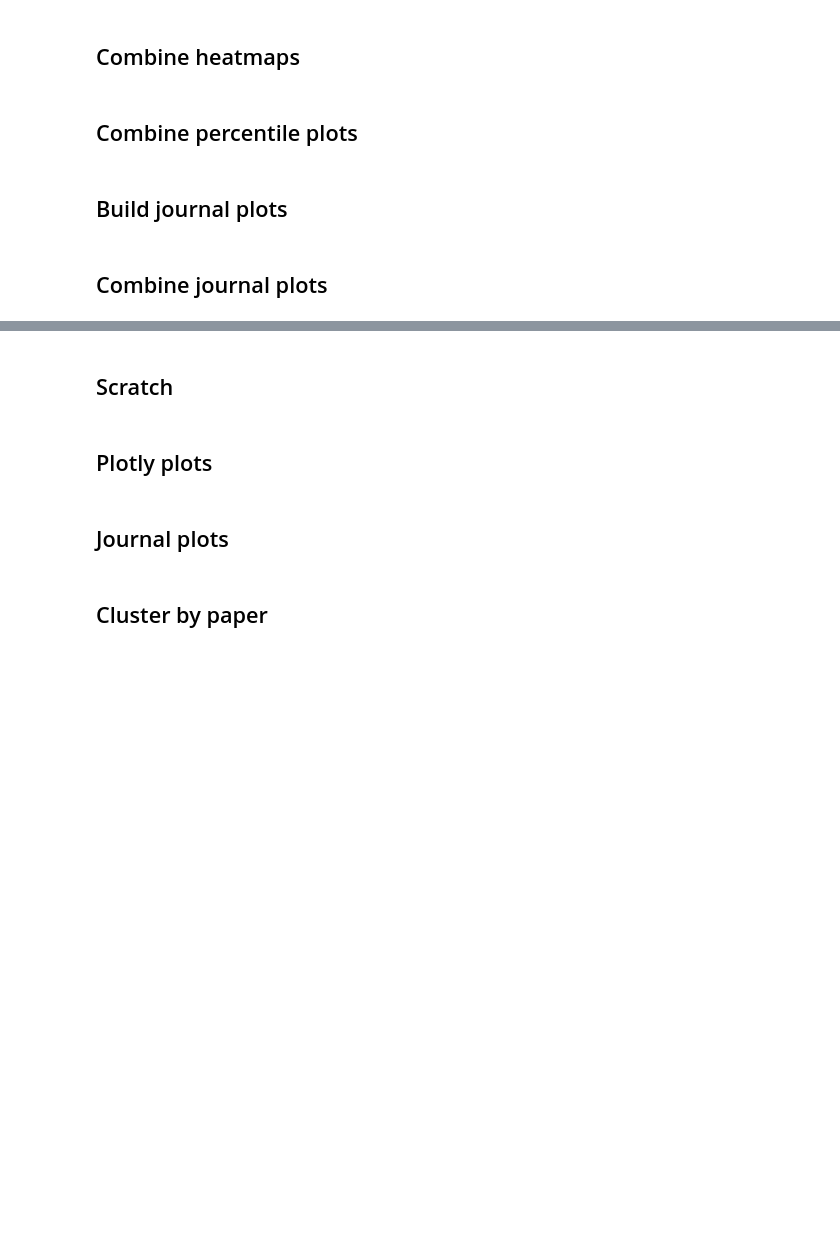
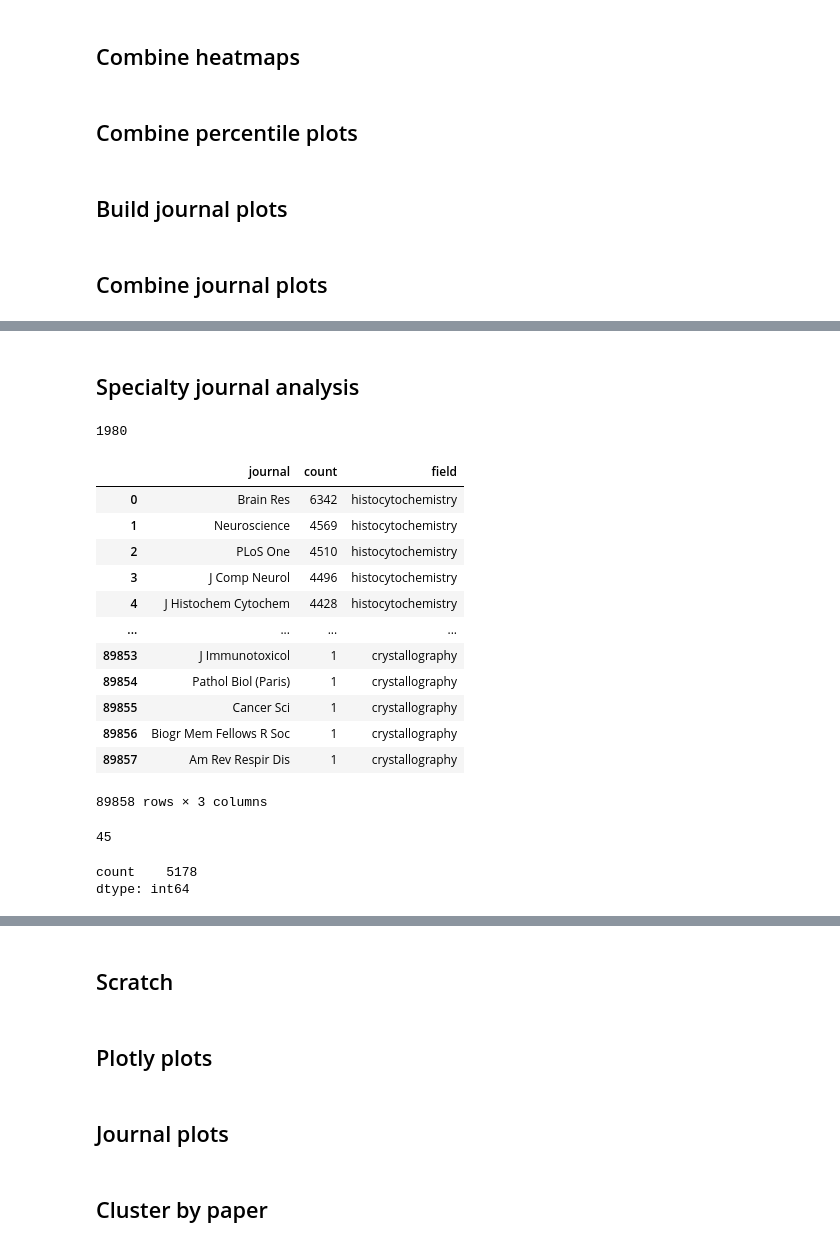
Before and after one commit to ben-heil/indices, a Jupyter notebook: notebooks/figures.ipynb, the cells around one changed output, grey strips where cells are left out. Cells and saved outputs as stored; diff of their text form; code cells hidden in the pictures; blank space fills up the shorter version.

Commit message:
Add distribution figure and journal calculation
Former-commit-id: 213834968f73d8bbdbdeefe955ce10676f8ba172

```diff
--- a/notebooks/figures.ipynb
+++ b/notebooks/figures.ipynb
@@ -43,6 +44,7 @@ for heading1, heading2 in headings:
     plot = ggplot(hist_data, aes(x='PageRank', fill='Field'))
     plot += geom_histogram(position='identity', alpha=.7)
     plot += scale_x_log10()
+    plot += scale_y_continuous(name='Count')
     plot += ggtitle(f'{h1} and {h2} Pagerank Distribution')
     plot += theme_classic()
     ggsave(plot, f'../figures/{heading1}-{heading2}-hist.svg')
@@ -237,0 +388,66 @@ fig.save('../figures/combined_journals.svg')
+# %% [markdown]
+## Specialty journal analysis
+# %%
+output_files = glob('../output/*-*-pagerank.pkl')
+print(len(output_files))
+# %% [output]
+1980
+# %%
+journal_info = {'journal': [], 'count': [], 'field': []}
+headings_seen = set()
+
+for file in tqdm(output_files):
+    heading = os.path.basename(file).split('-')[0]
+    if heading in headings_seen:
+        continue
+    else:
+        headings_seen.add(heading)
+
+    with open(file, 'rb') as in_file:
+        heading_dict = pkl.load(in_file)
+    pagerank_df = pd.DataFrame.from_dict(heading_dict, orient='index', columns=['pagerank'])
+    pagerank_df = pagerank_df.reset_index()
+    pagerank_df = pagerank_df.rename({'index': 'doi'}, axis='columns')
+
+
+    metadata_path = f'../data/pubmed/efetch/{heading}.xml.xz'
+    metadata = parse_metadata(metadata_path)
+
+    doi_to_journal = dict(zip(metadata['doi'], metadata['journal']))
+
+    pagerank_df['journal'] = pagerank_df['doi'].map(doi_to_journal)
+    for journal, count in pagerank_df['journal'].value_counts().iteritems():
+        journal_info['journal'].append(journal)
+        journal_info['count'].append(count)
+        journal_info['field'].append(heading)
+
+# Find count of each journal for full dataset
+# Set cutoff # of articles for inclusion
+# Find overlap
+# %%
+journal_df = pd.DataFrame(journal_info)
+journal_df
+# %% [output]
+|  | journal | count | field |
+| 0 | Brain Res | 6342 | histocytochemistry |
+| 1 | Neuroscience | 4569 | histocytochemistry |
+| 2 | PLoS One | 4510 | histocytochemistry |
+| 3 | J Comp Neurol | 4496 | histocytochemistry |
+| 4 | J Histochem Cytochem | 4428 | histocytochemistry |
+| ... | ... | ... | ... |
+| 89853 | J Immunotoxicol | 1 | crystallography |
+| 89854 | Pathol Biol (Paris) | 1 | crystallography |
+| 89855 | Cancer Sci | 1 | crystallography |
+| 89856 | Biogr Mem Fellows R Soc | 1 | crystallography |
+| 89857 | Am Rev Respir Dis | 1 | crystallography |
+89858 rows × 3 columns
+# %%
+journal_df['field'].nunique()
+# %% [output]
+45
+# %%
+# There are 5178 journals with at least 100 articles in the dataset
+(journal_df.groupby('journal').sum() > 50 ).sum()
+# %% [output]
+count    5178
+dtype: int64
```
Also changed, not shown: parts of 16 cells of this notebook.
